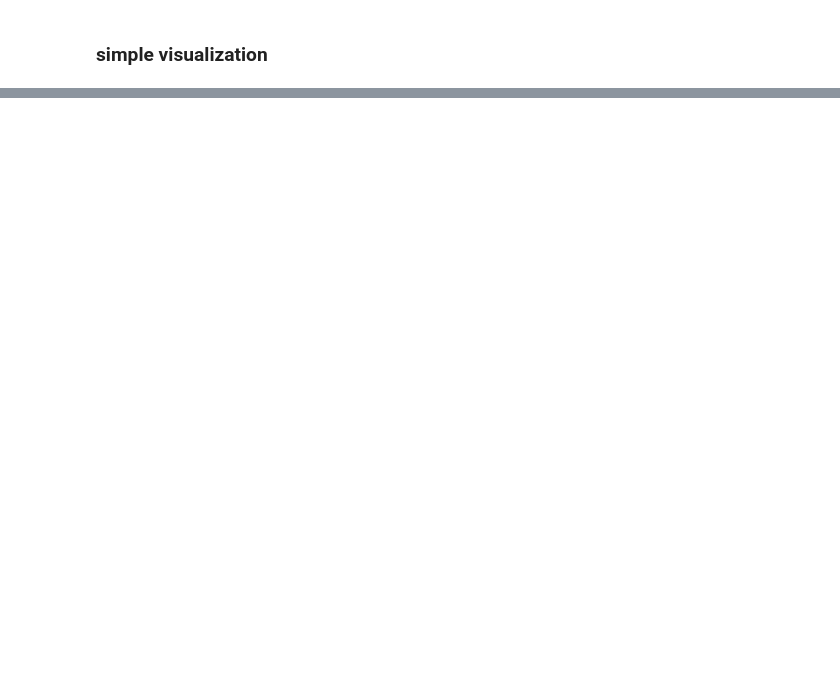
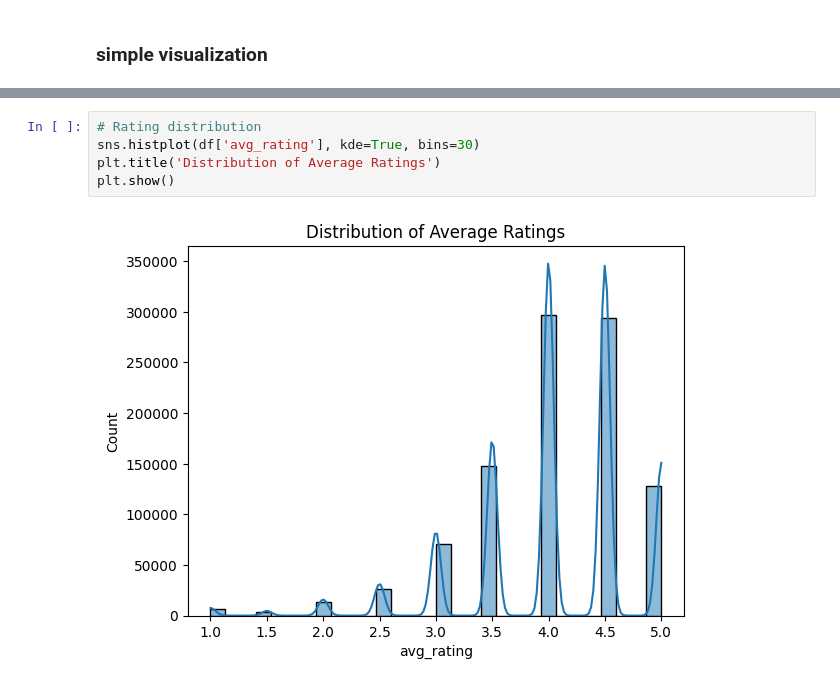
Before and after one commit to psychologydatascience-netizen/Tripadvisor-ML-project-03.2026-, a Jupyter notebook: notebooks/01_eda.ipynb, the cells around one changed output, grey strips where cells are left out. Cells and saved outputs as stored; diff of their text form; blank space fills up the shorter version.

```diff
--- a/notebooks/01_eda.ipynb
+++ b/notebooks/01_eda.ipynb
@@ -30,0 +88,7 @@ plt.show()
+# %%
+# Rating distribution
+sns.histplot(df['avg_rating'], kde=True, bins=30)
+plt.title('Distribution of Average Ratings')
+plt.show()
+# %% [output]
+[figure, added]
```
Also changed, not shown: parts of 15 cells of this notebook.
